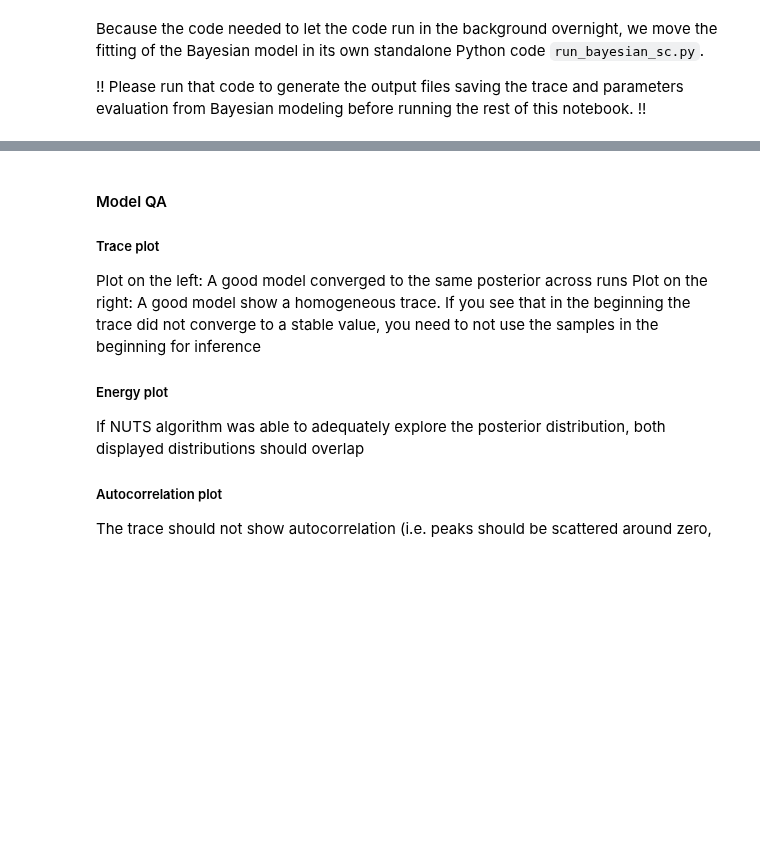
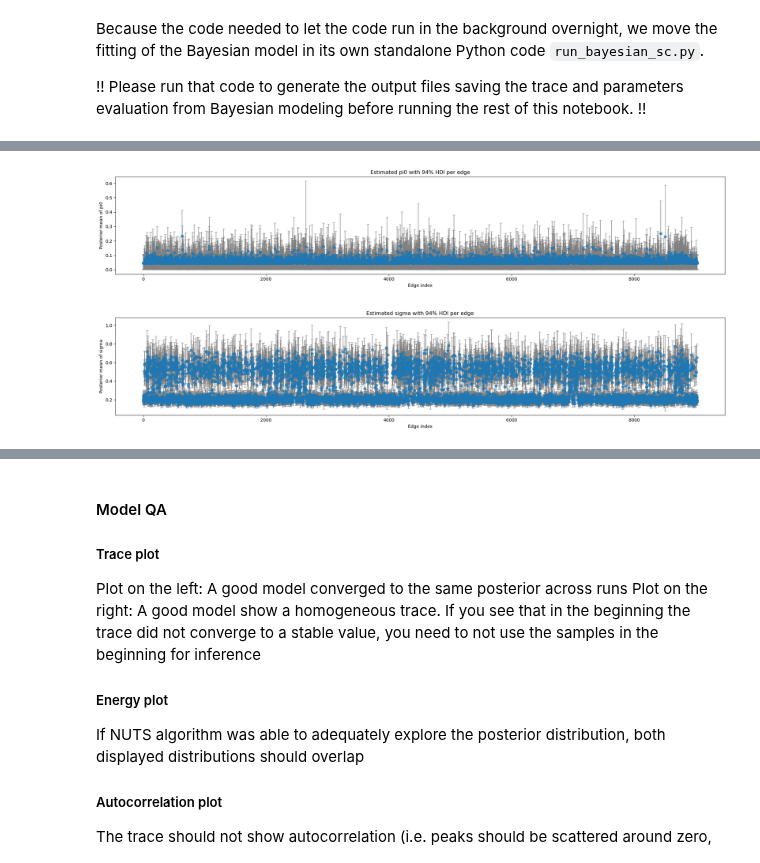
Before and after one commit to oesteban/hcph-sops, a Jupyter notebook: docs/analysis/bayesian_modeling_sc.ipynb, the cells around one changed output, grey strips where cells are left out. Saved outputs shown, nothing was run; the diff lists cells and outputs as text; code cells hidden in the pictures; blank space fills up the shorter version.

```diff
--- a/docs/analysis/bayesian_modeling_sc.ipynb
+++ b/docs/analysis/bayesian_modeling_sc.ipynb
@@ -181,0 +219,34 @@ Shape of SC matrices: (36, 95, 95)
+# %%
+def plot_hdi(param_values, param_name):
+    import matplotlib.pyplot as plt
+    import numpy as np
+
+    # Extract values
+    means = [res[param_name]['mean'] for res in param_values]
+    lower = [res[param_name]['hdi_3%'] for res in param_values]
+    upper = [res[param_name]['hdi_97%'] for res in param_values]
+
+    # Convert to arrays for easier math
+    means = np.array(means)
+    lower = np.array(lower)
+    upper = np.array(upper)
+
+    # Compute asymmetric error bars
+    yerr = np.vstack([means - lower, upper - means])
+
+    # Plot
+    plt.figure(figsize=(20, 4))
+    x = np.arange(len(means))
+    plt.errorbar(x, means, yerr=yerr, fmt='o', capsize=3, ecolor='gray', alpha=0.7)
+
+    plt.xlabel('Edge index')
+    plt.ylabel(f'Posterior mean of {param_name}')
+    plt.title(f'Estimated {param_name} with 94% HDI per edge')
+    plt.tight_layout()
+    plt.show()
+
+plot_hdi(param_values, "pi0")
+plot_hdi(param_values, "sigma")
+# %% [output]
+[figure, added]
+[figure, added]
```
Also changed, not shown: parts of 9 cells of this notebook.
